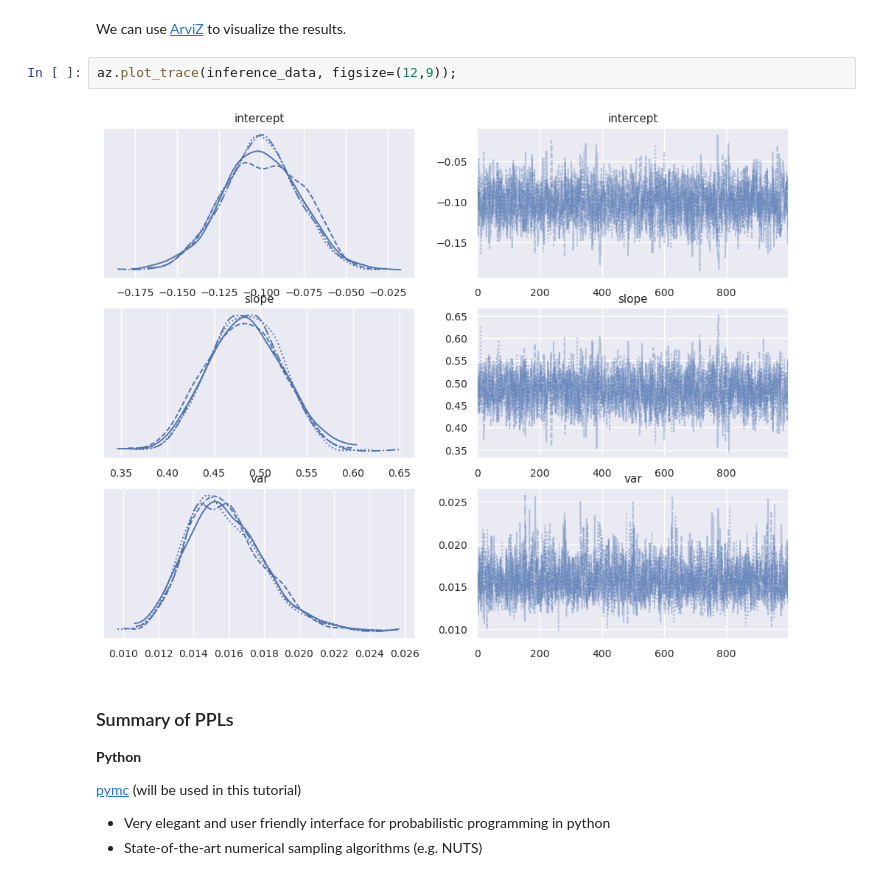
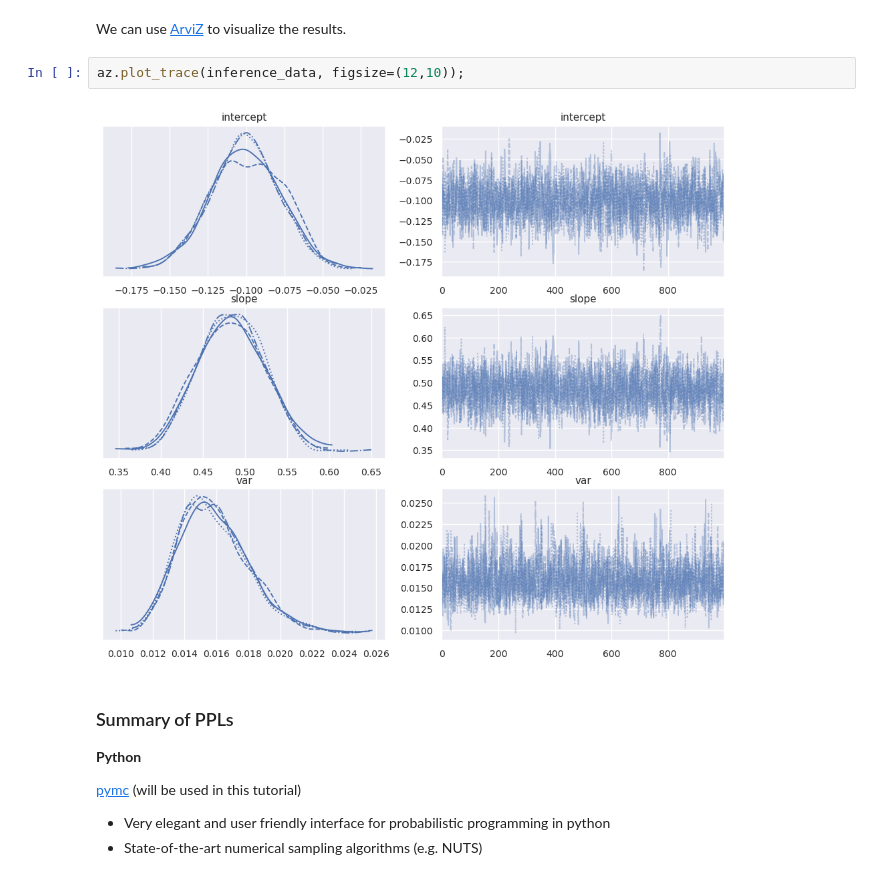
Before and after one commit to bgroenks96/Bayes-Workshop, a Jupyter notebook: code/01_Intro_to_prob_programming.ipynb, the cells around one changed output. Saved outputs shown, nothing was run; the diff lists cells and outputs as text.

```diff
--- a/code/01_Intro_to_prob_programming.ipynb
+++ b/code/01_Intro_to_prob_programming.ipynb
@@ -502,9 +500,9 @@ az.summary(inference_data)
 # %% [markdown]
 We can use [ArviZ](https://www.arviz.org/en/latest/) to visualize the results.
 # %%
-az.plot_trace(inference_data, figsize=(12,9));
+az.plot_trace(inference_data, figsize=(12,10));
 # %% [output]
-[figure, old version]
+[figure, new version]
 # %% [markdown]
 ### Summary of PPLs
 
```
Also changed, not shown: parts of 2 cells of this notebook, 5 other files.
